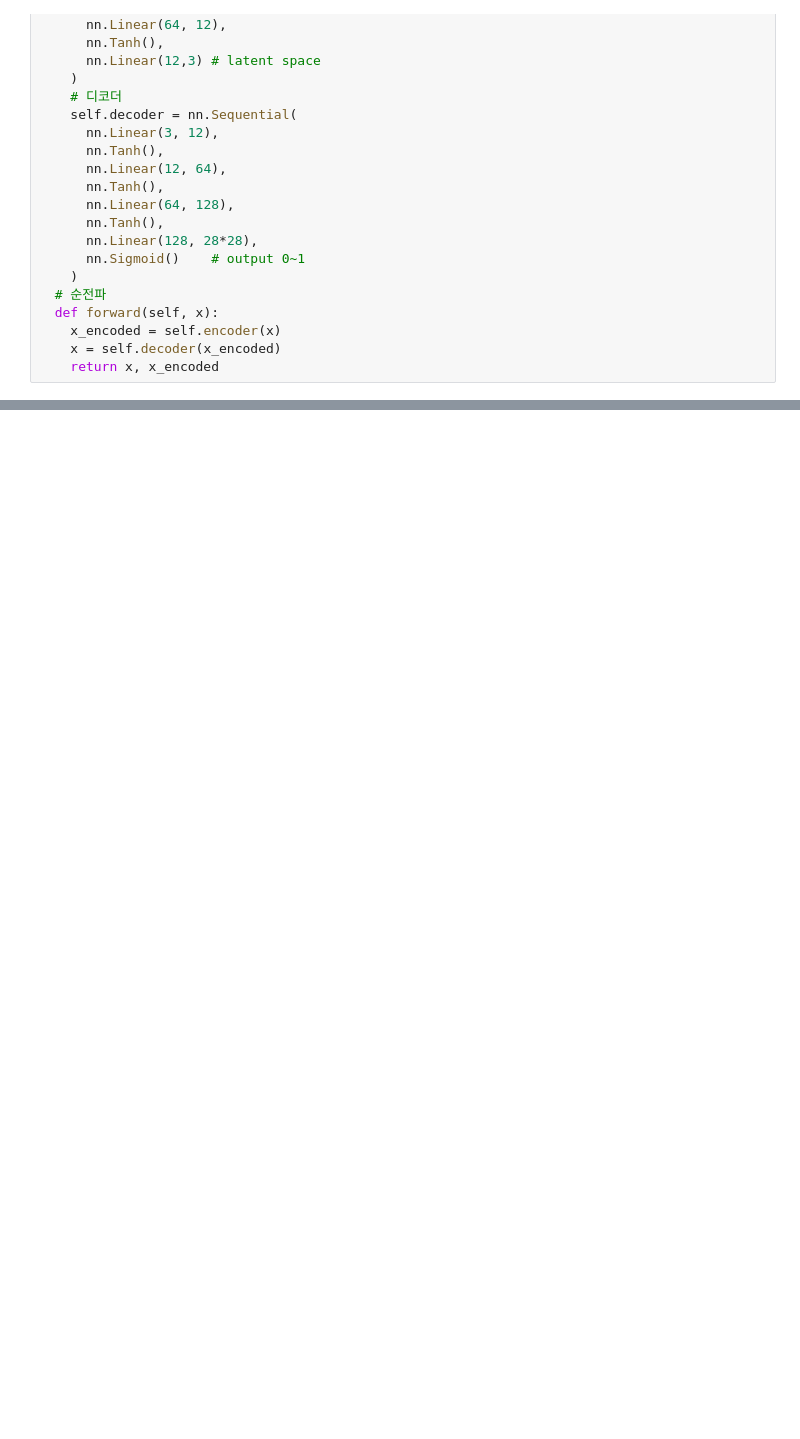
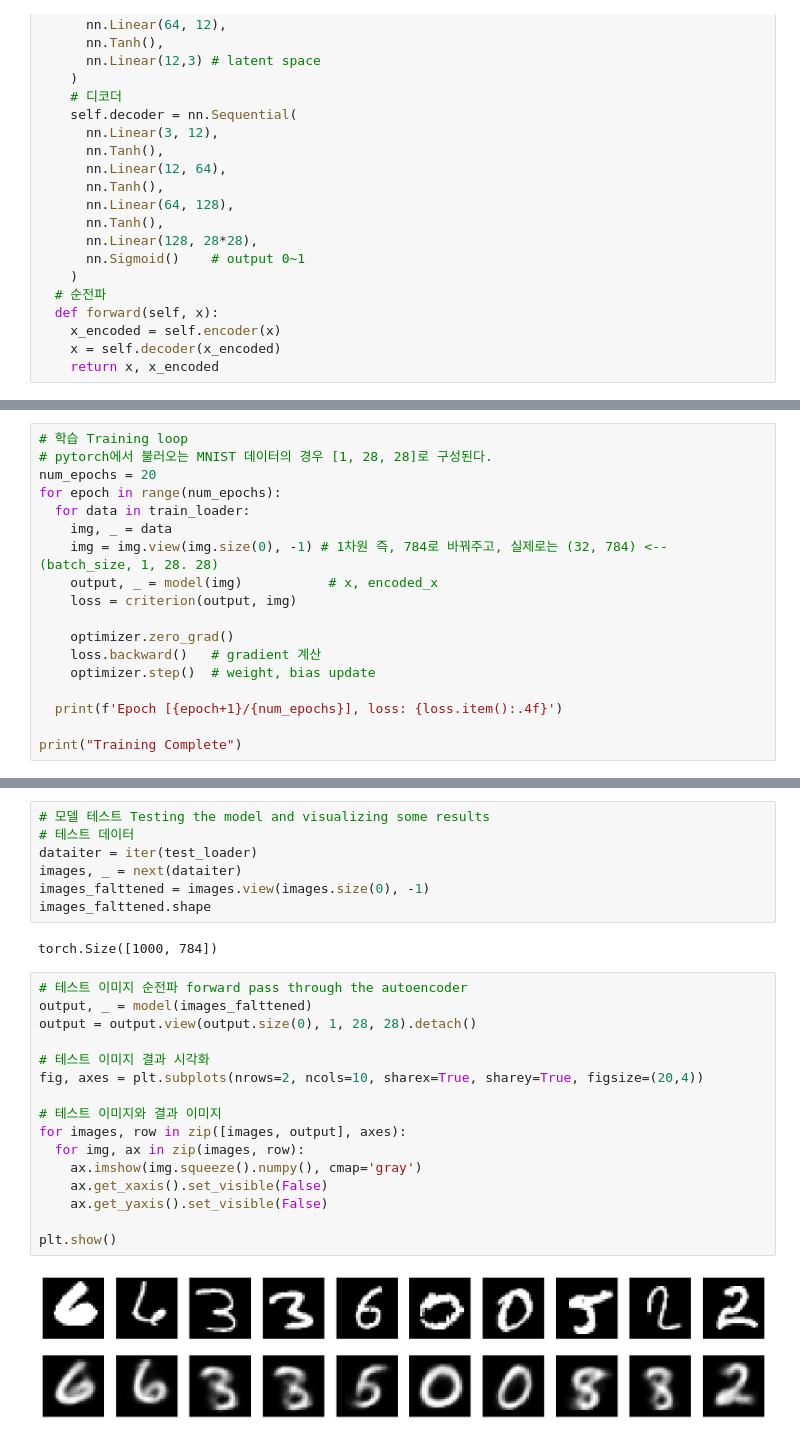
Before and after one commit to woohwan/torch-practice-2024, a Jupyter notebook: autoencoder/minist_autoencoder.ipynb, the cells around one changed output, grey strips where cells are left out. Cells and saved outputs as stored; diff of their text form; blank space fills up the shorter version.

Commit message:
autoencoder #1

```diff
--- a/autoencoder/minist_autoencoder.ipynb
+++ b/autoencoder/minist_autoencoder.ipynb
@@ -67,0 +93,18 @@ Transform: Compose(
+# %%
+# 학습 Training loop
+# pytorch에서 불러오는 MNIST 데이터의 경우 [1, 28, 28]로 구성된다.
+num_epochs = 20
+for epoch in range(num_epochs):
+  for data in train_loader:
+    img, _ = data
+    img = img.view(img.size(0), -1) # 1차원 즉, 784로 바꿔주고, 실제로는 (32, 784) <--  (batch_size, 1, 28. 28)
+    output, _ = model(img)           # x, encoded_x
+    loss = criterion(output, img)
+
+    optimizer.zero_grad()
+    loss.backward()   # gradient 계산
+    optimizer.step()  # weight, bias update
+
+  print(f'Epoch [{epoch+1}/{num_epochs}], loss: {loss.item():.4f}')
+
+print("Training Complete")
@@ -67,0 +129,27 @@ Transform: Compose(
+# %%
+# 모델 테스트 Testing the model and visualizing some results
+# 테스트 데이터
+dataiter = iter(test_loader)
+images, _ = next(dataiter)
+images_falttened = images.view(images.size(0), -1)
+images_falttened.shape
+# %% [output]
+torch.Size([1000, 784])
+# %%
+# 테스트 이미지 순전파 forward pass through the autoencoder
+output, _ = model(images_falttened)
+output = output.view(output.size(0), 1, 28, 28).detach()
+
+# 테스트 이미지 결과 시각화
+fig, axes = plt.subplots(nrows=2, ncols=10, sharex=True, sharey=True, figsize=(20,4))
+
+# 테스트 이미지와 결과 이미지
+for images, row in zip([images, output], axes):
+  for img, ax in zip(images, row):
+    ax.imshow(img.squeeze().numpy(), cmap='gray')
+    ax.get_xaxis().set_visible(False)
+    ax.get_yaxis().set_visible(False)
+
+plt.show()
+# %% [output]
+[figure, added]
```
Also changed, not shown: parts of 6 cells of this notebook.
